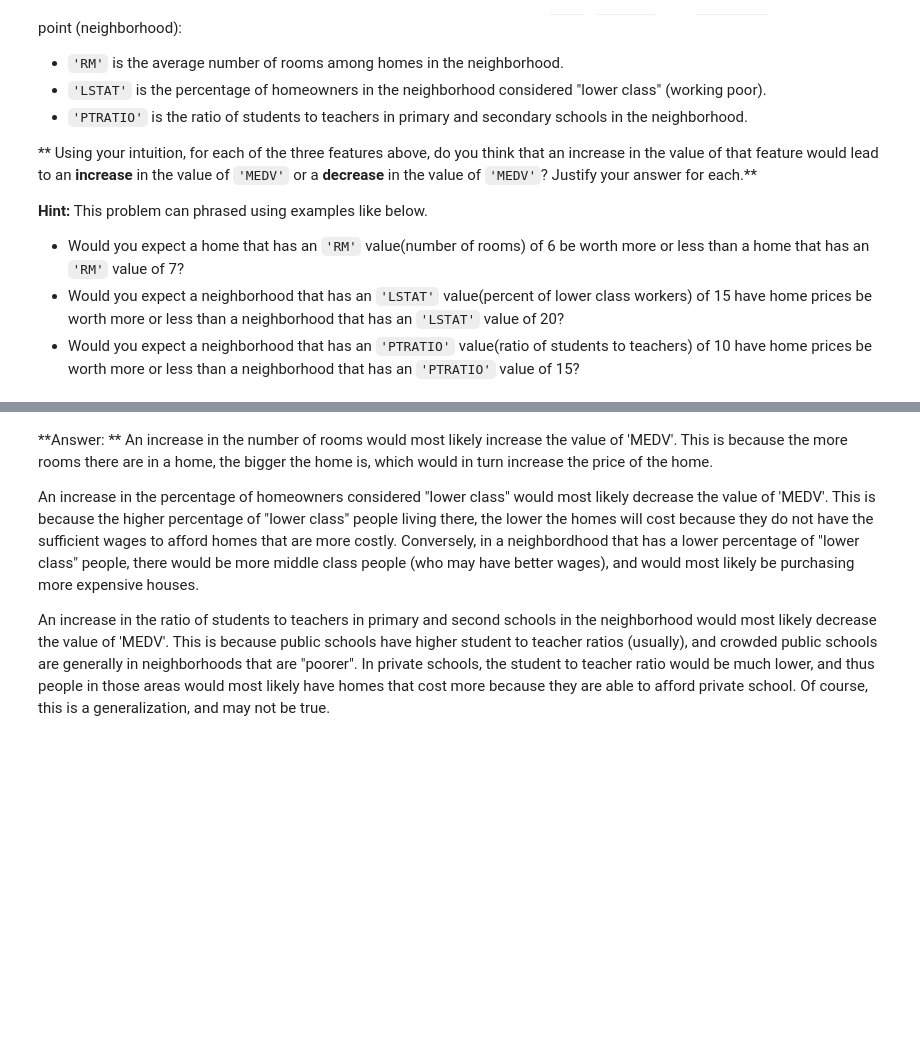
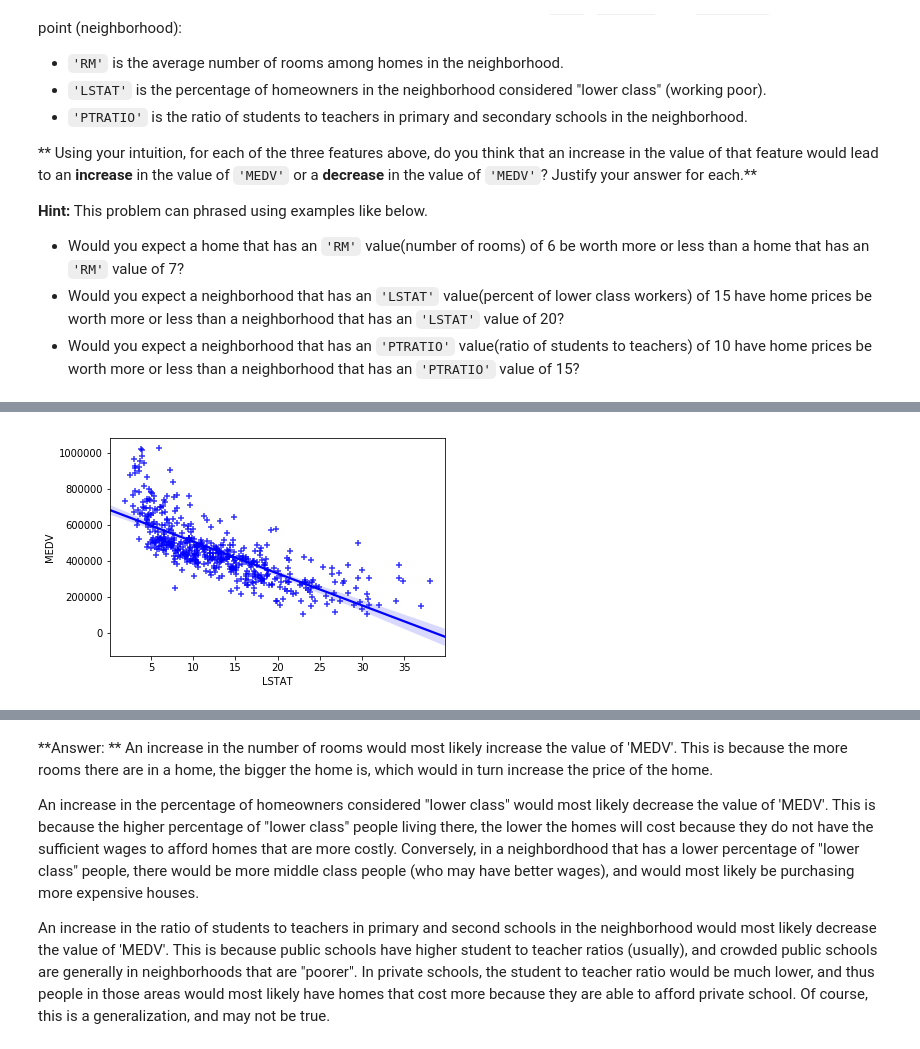
Before and after one commit to bluebehree/udacity-machine-learning-nd, a Jupyter notebook: boston_housing/boston_housing.ipynb, the cells around one changed output, grey strips where cells are left out. Drawn from its saved outputs; the diff is of its cells as text; code cells hidden in the pictures; blank space fills up the shorter version.

```diff
--- a/boston_housing/boston_housing.ipynb
+++ b/boston_housing/boston_housing.ipynb
@@ -99,0 +108,6 @@ As a reminder, we are using three features from the Boston housing dataset: `'RM
+# %%
+for v in ['LSTAT']:
+    sns.regplot(data[v],prices, marker='+', color='blue')
+    plt.show()
+# %% [output]
+[figure, added]
```
Also changed, not shown: parts of 7 cells of this notebook, 1 other file.
